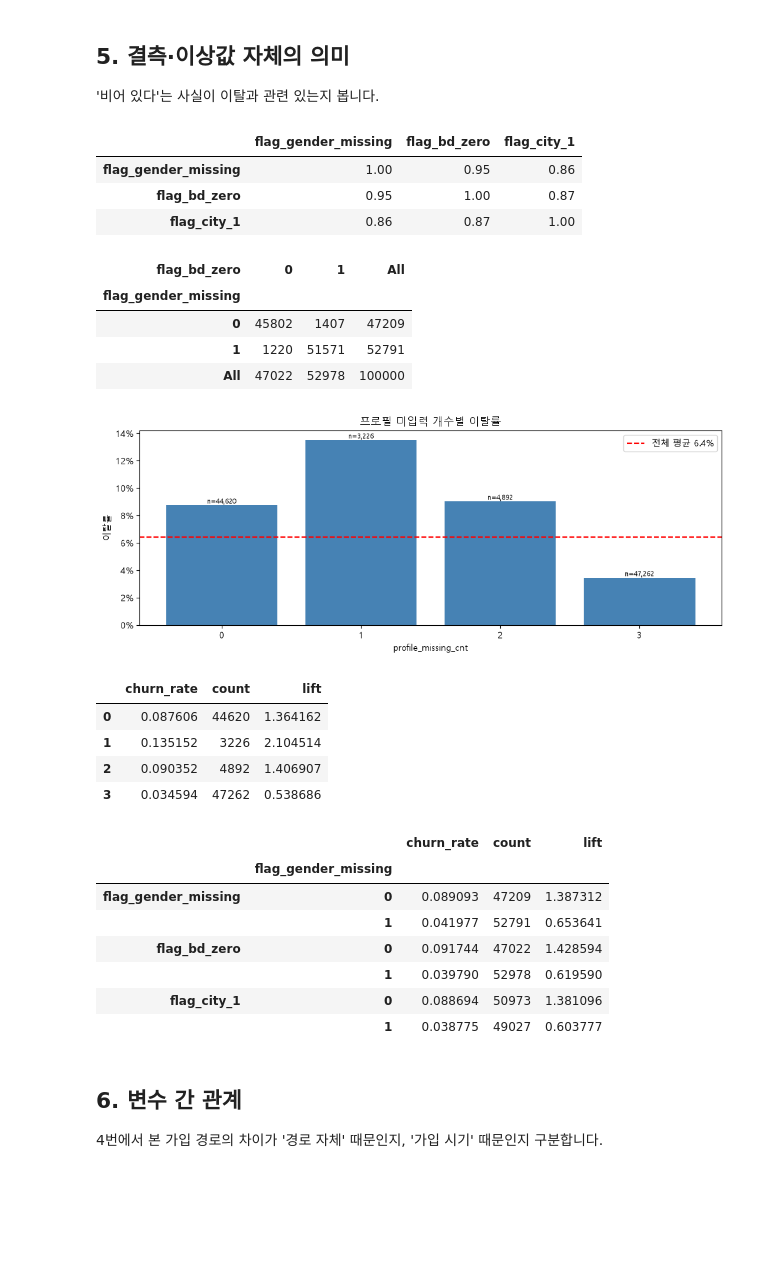
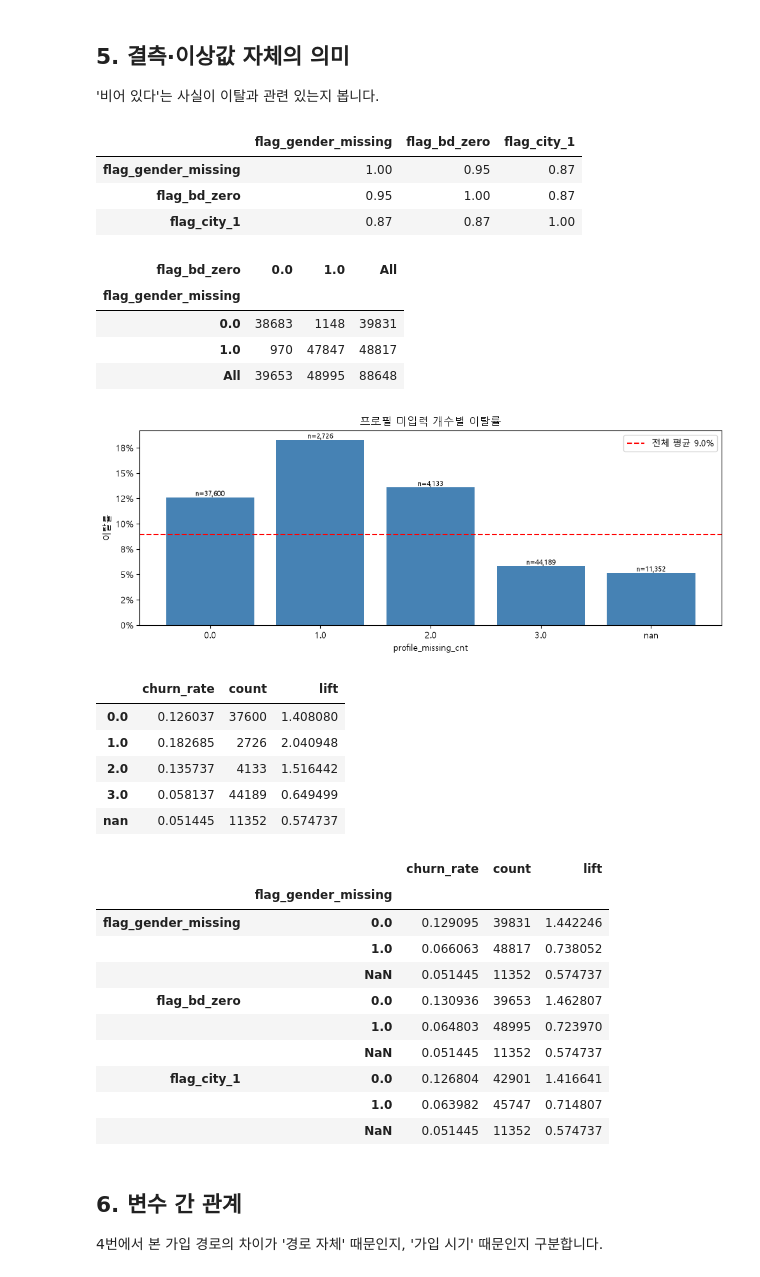
Before and after one commit to SKNETWORKS-FAMILY-AICAMP/SKN36-2nd-1Team, a Jupyter notebook: notebooks/01_eda/05_integrated_eda.ipynb, the cells around one changed output. Drawn from its saved outputs; the diff is of its cells as text; code cells hidden in the pictures; blank space fills up the shorter version.

```diff
--- a/notebooks/01_eda/05_integrated_eda.ipynb
+++ b/notebooks/01_eda/05_integrated_eda.ipynb
@@ -54,8 +56,8 @@ members와 매칭되지 않은 행: 0
 ### 분석용 파생 컬럼
 원본 컬럼은 건드리지 않고 분석용 컬럼을 따로 추가합니다.
 # %%
-# 기준 시점: 샘플 안에서 가장 늦은 가입일. 가입 기간(얼마나 오래된 고객인지)을 계산하는 기준점
-BASE_DATE = df_members["registration_init_time"].max()
+# 기준 시점: 2017-02-28. 가입 기간(얼마나 오래된 고객인지)을 계산하는 기준점
+BASE_DATE = pd.Timestamp("2017-02-28")
 print("기준 시점:", BASE_DATE.date())
 
 df_members["reg_year"] = df_members["registration_init_time"].dt.year
@@ -73,7 +75,11 @@ df_members["tenure_bin"] = pd.cut(
 )
 
 # 성별: 결측을 '미입력'이라는 하나의 그룹으로 취급
-df_members["gender_status"] = df_members["gender"].fillna("미입력")
+# members에 없는 고객(city 결측)은 "members없음"으로 따로 구분 → 성별 미입력과 섞이지 않게
+df_members["has_member"] = df_members["city"].notna().astype(int)
+df_members["gender_status"] = np.where(
+    df_members["has_member"].eq(0), "members없음", df_members["gender"].fillna("미입력")
+)
 
 # 나이 상태: np.select는 조건 목록을 위에서부터 검사해 처음 맞는 값을 넣음, 모두 아니면 default
 df_members["bd_status"] = np.select(
@@ -310,9 +319,11 @@ plot_churn(df_members, "reg_year", title="가입 연도별 이탈률")
 '비어 있다'는 사실이 이탈과 관련 있는지 봅니다.
 # %%
 # 각 항목을 0/1 플래그로. city==1은 결측은 아니지만, 미입력 시 기본값일 가능성을 가설로 두고 포함
-df_members["flag_gender_missing"] = df_members["gender"].isna().astype(int)
-df_members["flag_bd_zero"] = (df_members["bd"] == 0).astype(int)
-df_members["flag_city_1"] = (df_members["city"] == 1).astype(int)
+# members에 없는 고객은 NaN으로 둔다 (프로필을 '안 채운' 것이 아니라 '정보가 없는' 고객)
+has_m = df_members["has_member"].eq(1)
+df_members["flag_gender_missing"] = df_members["gender"].isna().astype(int).where(has_m)
+df_members["flag_bd_zero"] = (df_members["bd"] == 0).astype(int).where(has_m)
+df_members["flag_city_1"] = (df_members["city"] == 1).astype(int).where(has_m)
 
 # 세 플래그가 서로 얼마나 겹치는지: 많이 겹치면 '프로필을 안 채운 사람'이라는 한 집단일 가능성
 flags = ["flag_gender_missing", "flag_bd_zero", "flag_city_1"]
@@ -322,37 +333,41 @@ display(df_members[flags].corr().round(2))
 display(pd.crosstab(df_members["flag_gender_missing"], df_members["flag_bd_zero"], margins=True))  # margins=True → 합계 행·열 추가
 # %% [output]
 |  | flag_gender_missing | flag_bd_zero | flag_city_1 |
-| flag_gender_missing | 1.00 | 0.95 | 0.86 |
+| flag_gender_missing | 1.00 | 0.95 | 0.87 |
 | flag_bd_zero | 0.95 | 1.00 | 0.87 |
-| flag_city_1 | 0.86 | 0.87 | 1.00 |
+| flag_city_1 | 0.87 | 0.87 | 1.00 |
-| flag_bd_zero | 0 | 1 | All |
+| flag_bd_zero | 0.0 | 1.0 | All |
 | flag_gender_missing |  |  |  |
-| 0 | 45802 | 1407 | 47209 |
-| 1 | 1220 | 51571 | 52791 |
-| All | 47022 | 52978 | 100000 |
+| 0.0 | 38683 | 1148 | 39831 |
+| 1.0 | 970 | 47847 | 48817 |
+| All | 39653 | 48995 | 88648 |
 # %%
 # 프로필 미입력 개수 0~3: 3이면 성별·나이·도시 모두 기본값/빈칸
-df_members["profile_missing_cnt"] = df_members[flags].sum(axis=1)   # axis=1 → 행 방향(가로)으로 더함
-plot_churn(df_members, "profile_missing_cnt", title="프로필 미입력 개수별 이탈률", order=[0, 1, 2, 3])
+df_members["profile_missing_cnt"] = df_members[flags].sum(axis=1, min_count=1)   # axis=1 → 행 방향 합 / min_count=1 → members없음은 NaN 유지
+plot_churn(df_members, "profile_missing_cnt", title="프로필 미입력 개수별 이탈률", order=[0.0, 1.0, 2.0, 3.0, "nan"])   # 합계가 실수형(0.0~3.0)이라 실수로 지정 / nan = members없음
 # %% [output]
-[figure, old version]
+[figure, new version]
 |  | churn_rate | count | lift |
-| 0 | 0.087606 | 44620 | 1.364162 |
-| 1 | 0.135152 | 3226 | 2.104514 |
-| 2 | 0.090352 | 4892 | 1.406907 |
-| 3 | 0.034594 | 47262 | 0.538686 |
+| 0.0 | 0.126037 | 37600 | 1.408080 |
+| 1.0 | 0.182685 | 2726 | 2.040948 |
+| 2.0 | 0.135737 | 4133 | 1.516442 |
+| 3.0 | 0.058137 | 44189 | 0.649499 |
+| nan | 0.051445 | 11352 | 0.574737 |
 # %%
 # 플래그 하나씩 따로 보기: 어느 항목이 이탈률 차이를 가장 크게 만드는지
 pd.concat({f: churn_table(df_members, f) for f in flags})
 # %% [output]
 |  |  | churn_rate | count | lift |
 |  | flag_gender_missing |  |  |  |
-| flag_gender_missing | 0 | 0.089093 | 47209 | 1.387312 |
-|  | 1 | 0.041977 | 52791 | 0.653641 |
-| flag_bd_zero | 0 | 0.091744 | 47022 | 1.428594 |
-|  | 1 | 0.039790 | 52978 | 0.619590 |
-| flag_city_1 | 0 | 0.088694 | 50973 | 1.381096 |
-|  | 1 | 0.038775 | 49027 | 0.603777 |
+| flag_gender_missing | 0.0 | 0.129095 | 39831 | 1.442246 |
+|  | 1.0 | 0.066063 | 48817 | 0.738052 |
+|  | NaN | 0.051445 | 11352 | 0.574737 |
+| flag_bd_zero | 0.0 | 0.130936 | 39653 | 1.462807 |
+|  | 1.0 | 0.064803 | 48995 | 0.723970 |
+|  | NaN | 0.051445 | 11352 | 0.574737 |
+| flag_city_1 | 0.0 | 0.126804 | 42901 | 1.416641 |
+|  | 1.0 | 0.063982 | 45747 | 0.714807 |
+|  | NaN | 0.051445 | 11352 | 0.574737 |
 # %% [markdown]
 ## 6. 변수 간 관계
 4번에서 본 가입 경로의 차이가 '경로 자체' 때문인지, '가입 시기' 때문인지 구분합니다.
```
Also changed, not shown: parts of 63 cells of this notebook.
